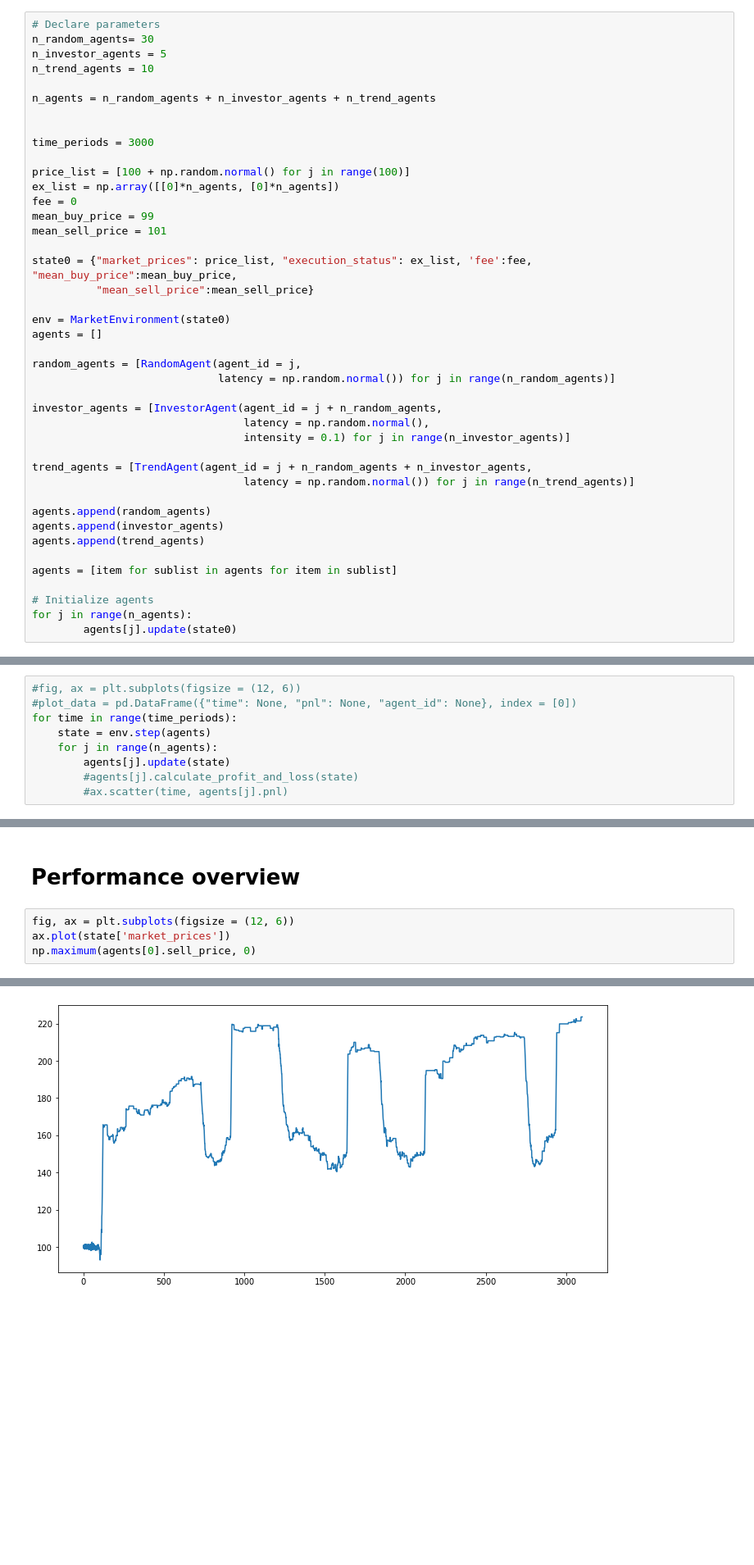
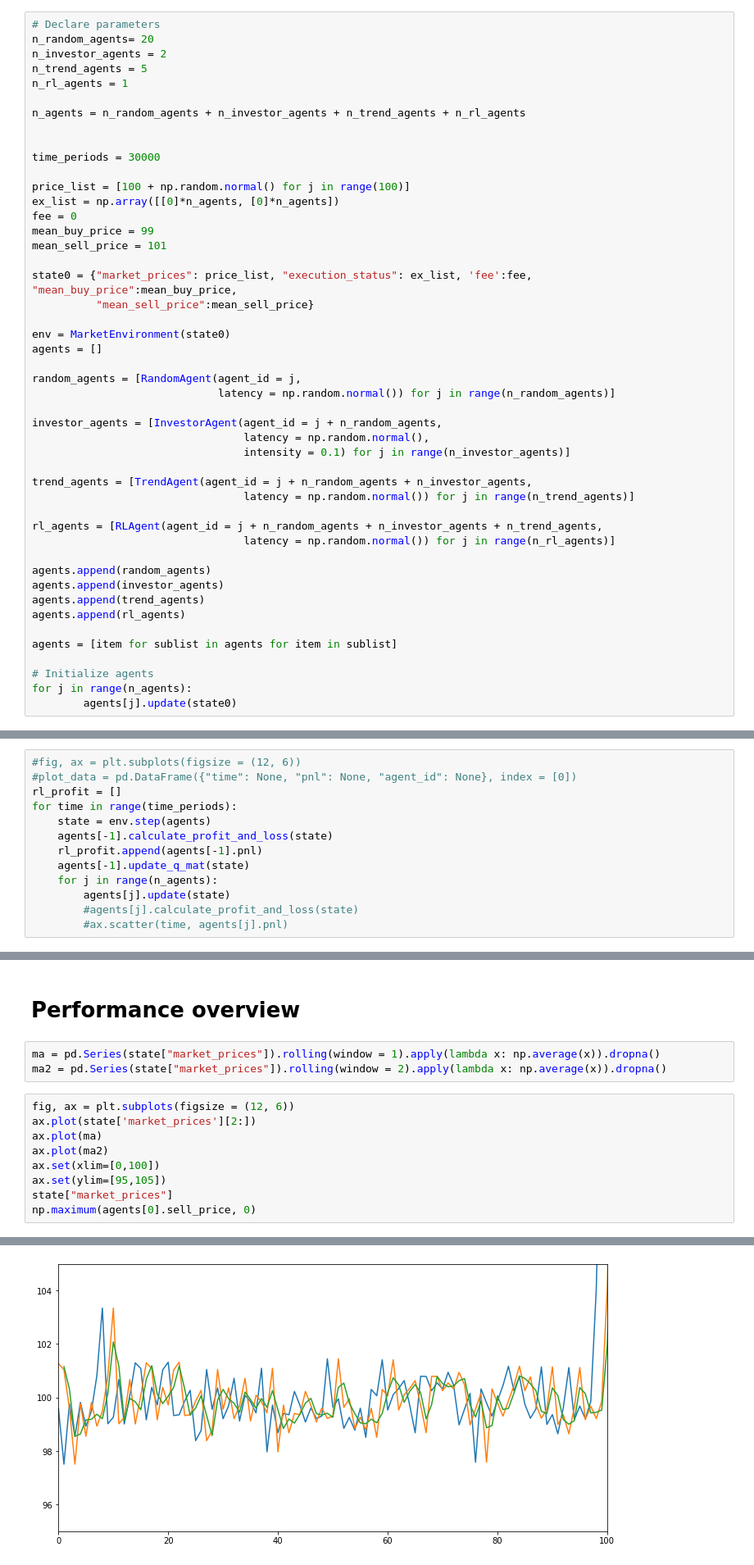
Before and after one commit to victoremil1996/rl_for_trading, a Jupyter notebook: notebooks/market_simulation_main.ipynb, the cells around one changed output, grey strips where cells are left out. Shown at 82% size. Saved outputs shown, nothing was run; the diff lists cells and outputs as text; blank space fills up the shorter version.

Commit message:
RL AGENT

```diff
--- a/notebooks/market_simulation_main.ipynb
+++ b/notebooks/market_simulation_main.ipynb
@@ -32,14 +32,15 @@ from market_simulation_study.environment import MarketEnvironment
 ## Setup
 # %%
 # Declare parameters
-n_random_agents= 30
-n_investor_agents = 5
-n_trend_agents = 10
+n_random_agents= 20
+n_investor_agents = 2
+n_trend_agents = 5
+n_rl_agents = 1
 
-n_agents = n_random_agents + n_investor_agents + n_trend_agents
+n_agents = n_random_agents + n_investor_agents + n_trend_agents + n_rl_agents
 
 
-time_periods = 3000
+time_periods = 30000
 
 price_list = [100 + np.random.normal() for j in range(100)]
 ex_list = np.array([[0]*n_agents, [0]*n_agents])
@@ -63,9 +64,13 @@ investor_agents = [InvestorAgent(agent_id = j + n_random_agents,
 trend_agents = [TrendAgent(agent_id = j + n_random_agents + n_investor_agents,
                                  latency = np.random.normal()) for j in range(n_trend_agents)]
 
+rl_agents = [RLAgent(agent_id = j + n_random_agents + n_investor_agents + n_trend_agents,
+                                 latency = np.random.normal()) for j in range(n_rl_agents)]
+
 agents.append(random_agents)
 agents.append(investor_agents)
 agents.append(trend_agents)
+agents.append(rl_agents)
 
 agents = [item for sublist in agents for item in sublist]
 
@@ -77,8 +82,12 @@ for j in range(n_agents):
 # %%
 #fig, ax = plt.subplots(figsize = (12, 6))
 #plot_data = pd.DataFrame({"time": None, "pnl": None, "agent_id": None}, index = [0])
+rl_profit = []
 for time in range(time_periods):
     state = env.step(agents)
+    agents[-1].calculate_profit_and_loss(state)
+    rl_profit.append(agents[-1].pnl)
+    agents[-1].update_q_mat(state)
     for j in range(n_agents):
         agents[j].update(state)
         #agents[j].calculate_profit_and_loss(state)
@@ -86,7 +100,15 @@ for time in range(time_periods):
 # %% [markdown]
 # Performance overview
+# %%
+ma = pd.Series(state["market_prices"]).rolling(window = 1).apply(lambda x: np.average(x)).dropna()
+ma2 = pd.Series(state["market_prices"]).rolling(window = 2).apply(lambda x: np.average(x)).dropna()
 # %%
 fig, ax = plt.subplots(figsize = (12, 6))
-ax.plot(state['market_prices'])
+ax.plot(state['market_prices'][2:])
+ax.plot(ma)
+ax.plot(ma2)
+ax.set(xlim=[0,100])
+ax.set(ylim=[95,105])
+state["market_prices"]
 np.maximum(agents[0].sell_price, 0)
 # %% [output]
@@ -94 +116 @@ np.maximum(agents[0].sell_price, 0)
-[figure, old version]
+[figure, new version]
```
Also changed, not shown: parts of 5 cells of this notebook, 1 other file.
